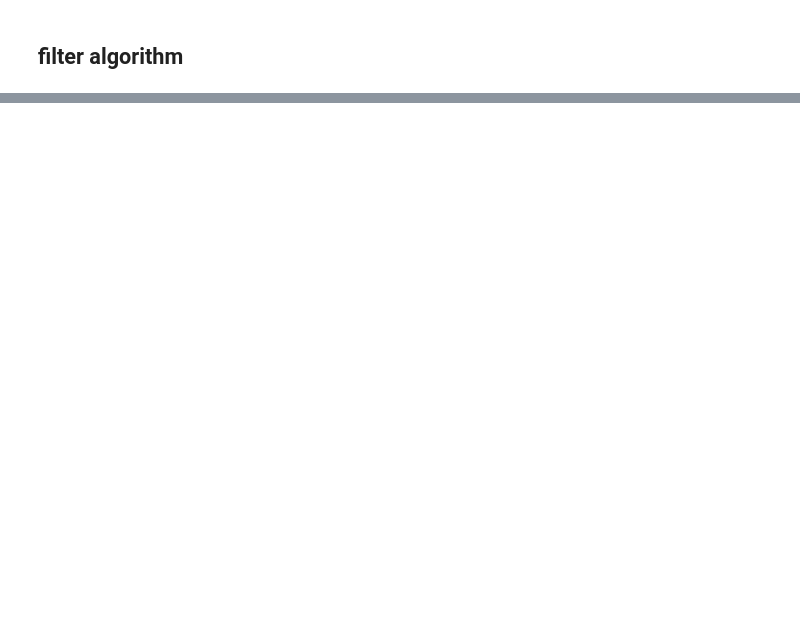
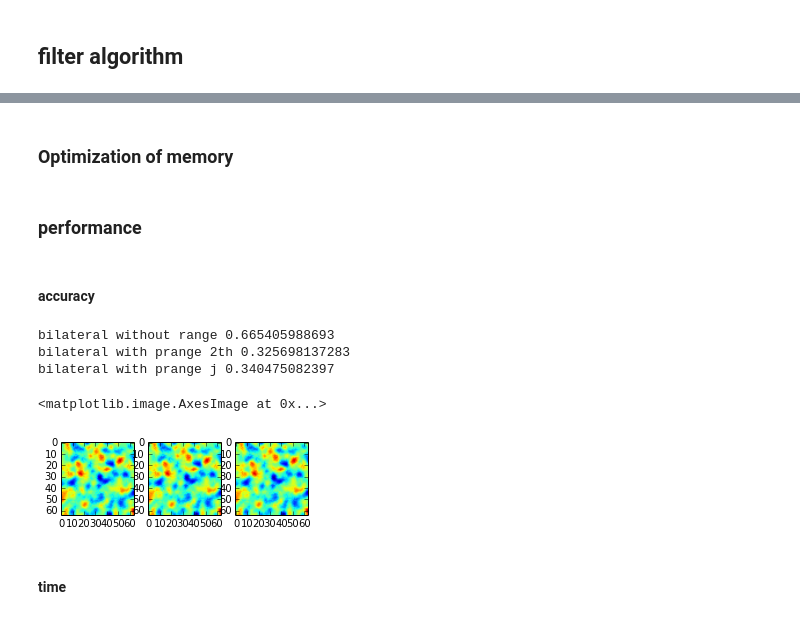
Before and after one commit to rpestourie/filters_AVX, a Jupyter notebook: another_implementation.ipynb, the cells around one changed output, grey strips where cells are left out. Drawn from its saved outputs; the diff is of its cells as text; code cells hidden in the pictures; blank space fills up the shorter version.

```diff
--- a/another_implementation.ipynb
+++ b/another_implementation.ipynb
@@ -115,0 +425,2 @@ scipy 0.292752981186
+# %% [markdown]
+### Optimization of memory
@@ -115,0 +503,62 @@ scipy 0.292752981186
+# %% [markdown]
+### performance
+# %% [markdown]
+#### accuracy
+# %%
+#run filter
+num_thread =2
+imsize0 = imsize[0]
+imsize1 = imsize[1]
+output = picture*0.
+output5 =  np.array(output, np.float32)
+input_im5 = np.array(input_im, np.float32)
+start = time.time()
+bilateral_filter_nopr(sigma_s,
+                        sigma_r,
+                        input_im5,
+                        imsize0,
+                        imsize1,
+                        output5,
+                        lw)
+print "bilateral without range", time.time() - start
+plt.subplot(141)
+plt.imshow(output5)
+
+output = picture*0.
+output5 =  np.array(output, np.float32)
+input_im5 = np.array(input_im, np.float32)
+start = time.time()
+bilateral_filter_pr(sigma_s,
+                        sigma_r,
+                        input_im5,
+                        imsize0,
+                        imsize1,
+                        output5,
+                        lw,
+                   num_thread)
+print "bilateral with prange 2th", time.time() - start
+plt.subplot(142)
+plt.imshow(output5)
+
+output = picture*0.
+output5 =  np.array(output, np.float32)
+input_im5 = np.array(input_im, np.float32)
+start = time.time()
+bilateral_filter_pr_j(sigma_s,
+                        sigma_r,
+                        input_im5,
+                        imsize0,
+                        imsize1,
+                        output5,
+                        lw)
+print "bilateral with prange j", time.time() - start
+plt.subplot(143)
+plt.imshow(output5)
+# %% [output]
+bilateral without range 0.665405988693
+bilateral with prange 2th 0.325698137283
+bilateral with prange j 0.340475082397
+<matplotlib.image.AxesImage at 0x...>
+[figure, added]
+# %% [markdown]
+#### time
```
Also changed, not shown: parts of 32 cells of this notebook, 8 other files.
